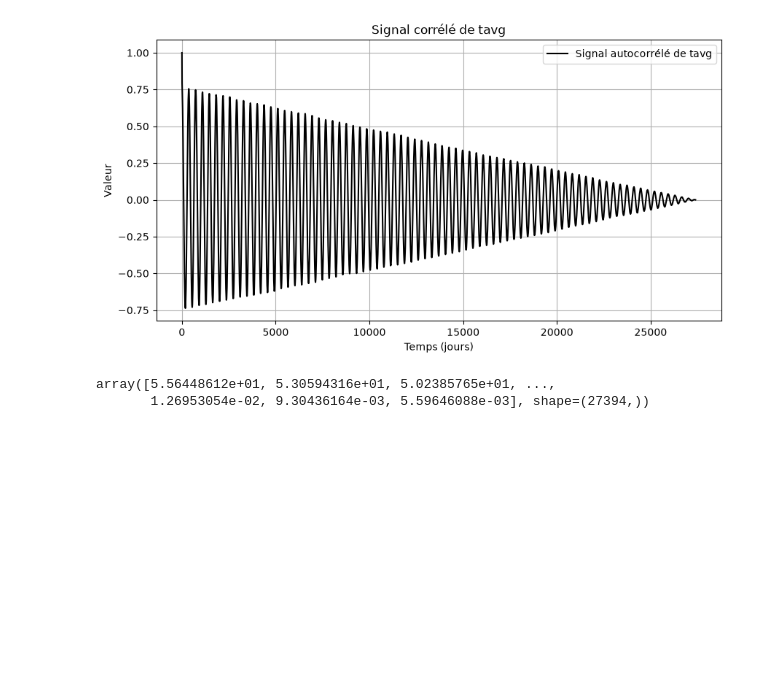
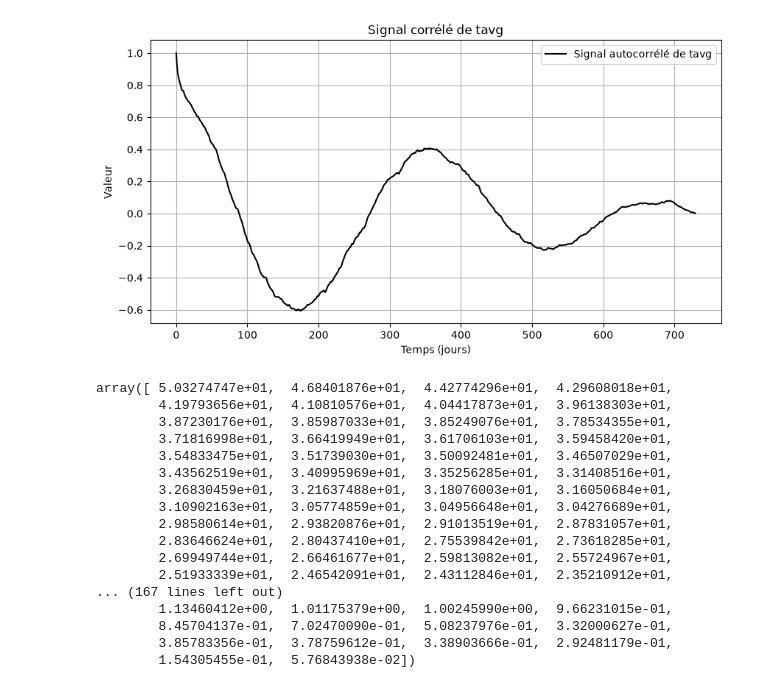
Before and after one commit to chokinyan/projet_mth_signal, a Jupyter notebook: notebooks/main.ipynb, the cells around one changed output. Cells and saved outputs as stored; diff of their text form; code cells hidden in the pictures; blank space fills up the shorter version.

```diff
--- a/notebooks/main.ipynb
+++ b/notebooks/main.ipynb
@@ -643,12 +643,27 @@ class Signal:
 # %%
 test = Signal()
 
 # ampl, freq, unit, phase, mean_value = test.signal_data("prcp", start=0, end=22_000)
 
 # test.reconstruct_signal("tavg", start=0, end=365, n_harmonics=100, plot=True)
 
-test.autocorrelate("tavg",start=0,end=len(test.prcp))
+test.autocorrelate("tavg",start=0,end=365*2)
 # %% [output]
-[figure, old version]
+[figure, new version]
-array([5.56448612e+01, 5.30594316e+01, 5.02385765e+01, ...,
-       1.26953054e-02, 9.30436164e-03, 5.59646088e-03], shape=(27394,))
+array([ 5.03274747e+01,  4.68401876e+01,  4.42774296e+01,  4.29608018e+01,
+        4.19793656e+01,  4.10810576e+01,  4.04417873e+01,  3.96138303e+01,
+        3.87230176e+01,  3.85987033e+01,  3.85249076e+01,  3.78534355e+01,
+        3.71816998e+01,  3.66419949e+01,  3.61706103e+01,  3.59458420e+01,
+        3.54833475e+01,  3.51739030e+01,  3.50092481e+01,  3.46507029e+01,
+        3.43562519e+01,  3.40995969e+01,  3.35256285e+01,  3.31408516e+01,
+        3.26830459e+01,  3.21637488e+01,  3.18076003e+01,  3.16050684e+01,
+        3.10902163e+01,  3.05774859e+01,  3.04956648e+01,  3.04276689e+01,
+        2.98580614e+01,  2.93820876e+01,  2.91013519e+01,  2.87831057e+01,
+        2.83646624e+01,  2.80437410e+01,  2.75539842e+01,  2.73618285e+01,
+        2.69949744e+01,  2.66461677e+01,  2.59813082e+01,  2.55724967e+01,
+        2.51933339e+01,  2.46542091e+01,  2.43112846e+01,  2.35210912e+01,
+... (167 lines left out)
+        1.13460412e+00,  1.01175379e+00,  1.00245990e+00,  9.66231015e-01,
+        8.45704137e-01,  7.02470090e-01,  5.08237976e-01,  3.32000627e-01,
+        3.85783356e-01,  3.78759612e-01,  3.38903666e-01,  2.92481179e-01,
+        1.54305455e-01,  5.76843938e-02])
```
Also changed, not shown: 1 other file.
